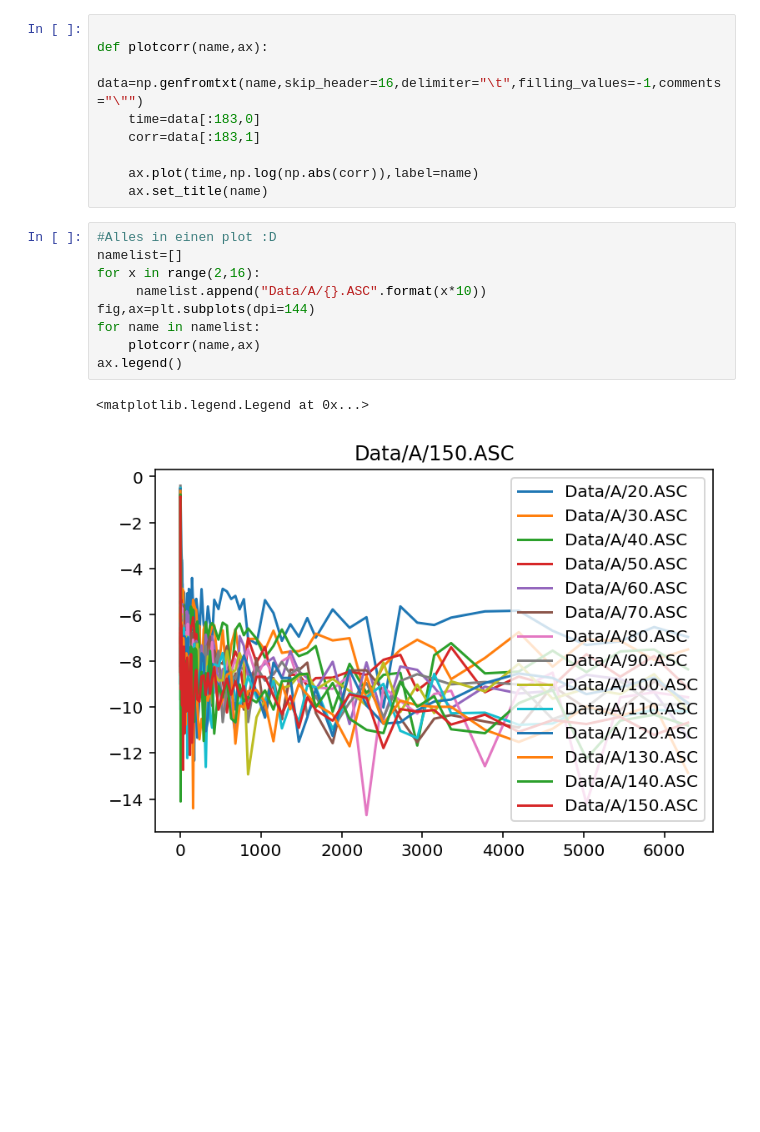
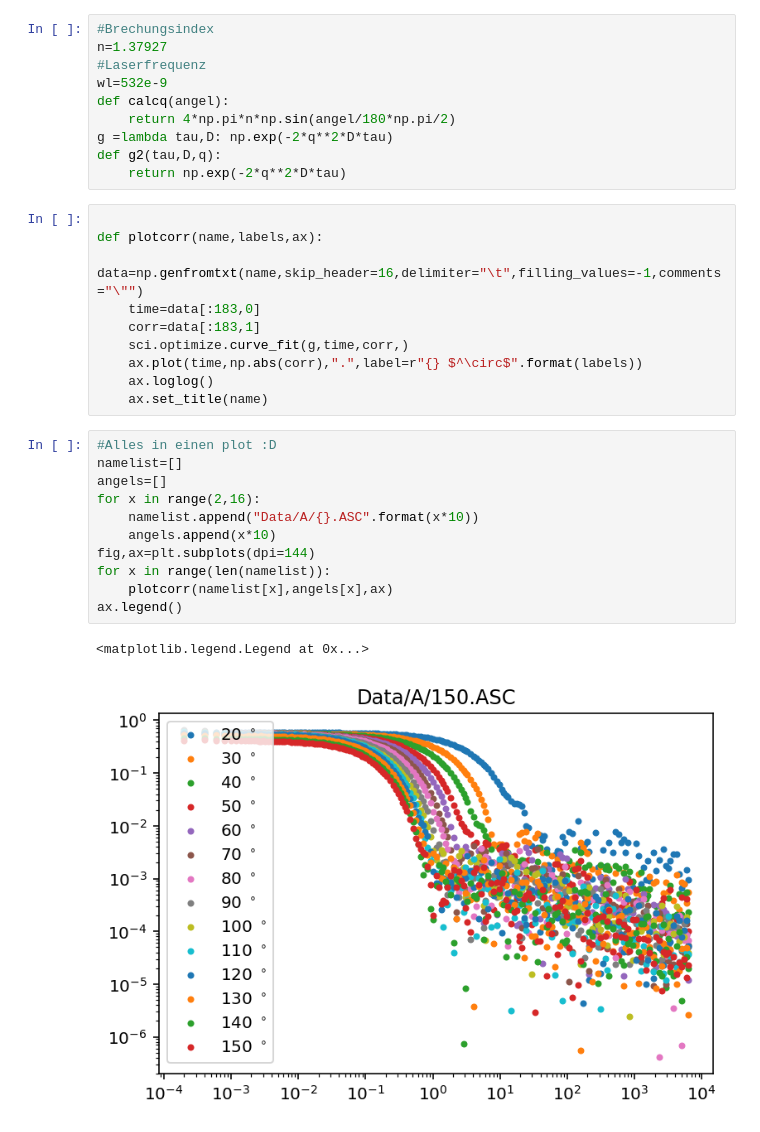
Before and after one commit to qwretz/fpraktikum, a Jupyter notebook: Dynamic Light Scattering/Plots.ipynb, the cells around one changed output. Cells and saved outputs as stored; diff of their text form; blank space fills up the shorter version.

```diff
--- a/Dynamic Light Scattering/Plots.ipynb
+++ b/Dynamic Light Scattering/Plots.ipynb
@@ -7,23 +9,36 @@ import pandas as pd
+# %%
+#Brechungsindex
+n=1.37927
+#Laserfrequenz
+wl=532e-9
+def calcq(angel):
+    return 4*np.pi*n*np.sin(angel/180*np.pi/2)
+g =lambda tau,D: np.exp(-2*q**2*D*tau)
+def g2(tau,D,q):
+    return np.exp(-2*q**2*D*tau)
 # %%
 
-def plotcorr(name,ax):
+def plotcorr(name,labels,ax):
     data=np.genfromtxt(name,skip_header=16,delimiter="\t",filling_values=-1,comments="\"")
     time=data[:183,0]
     corr=data[:183,1]
-
-    ax.plot(time,np.log(np.abs(corr)),label=name)
+    sci.optimize.curve_fit(g,time,corr,)
+    ax.plot(time,np.abs(corr),".",label=r"{} $^\circ$".format(labels))
+    ax.loglog()
     ax.set_title(name)
 # %%
 #Alles in einen plot :D
 namelist=[]
+angels=[]
 for x in range(2,16):
-     namelist.append("Data/A/{}.ASC".format(x*10))
+    namelist.append("Data/A/{}.ASC".format(x*10))
+    angels.append(x*10)
 fig,ax=plt.subplots(dpi=144)
-for name in namelist:
-    plotcorr(name,ax)
+for x in range(len(namelist)):
+    plotcorr(namelist[x],angels[x],ax)
 ax.legend()
 # %% [output]
 <matplotlib.legend.Legend at 0x...>
-[figure, old version]
+[figure, new version]
 # %%
 
```
Also changed, not shown: parts of 3 cells of this notebook, 16 other files.
